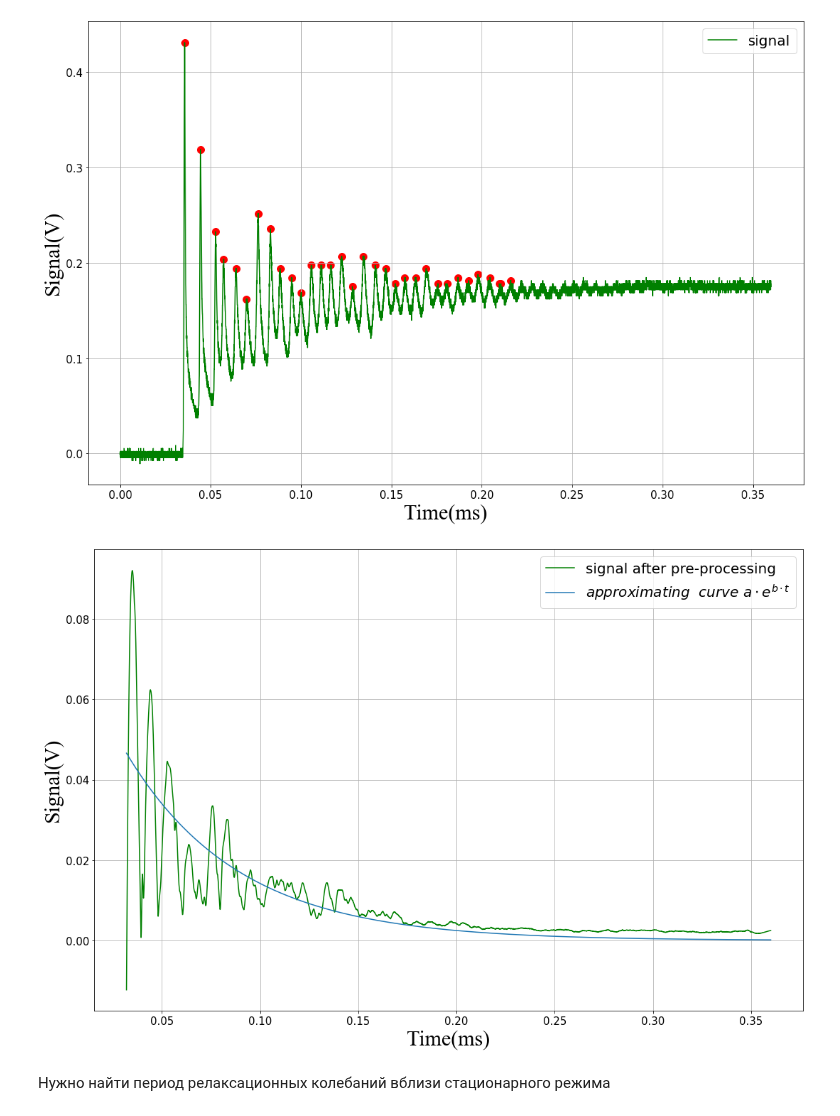
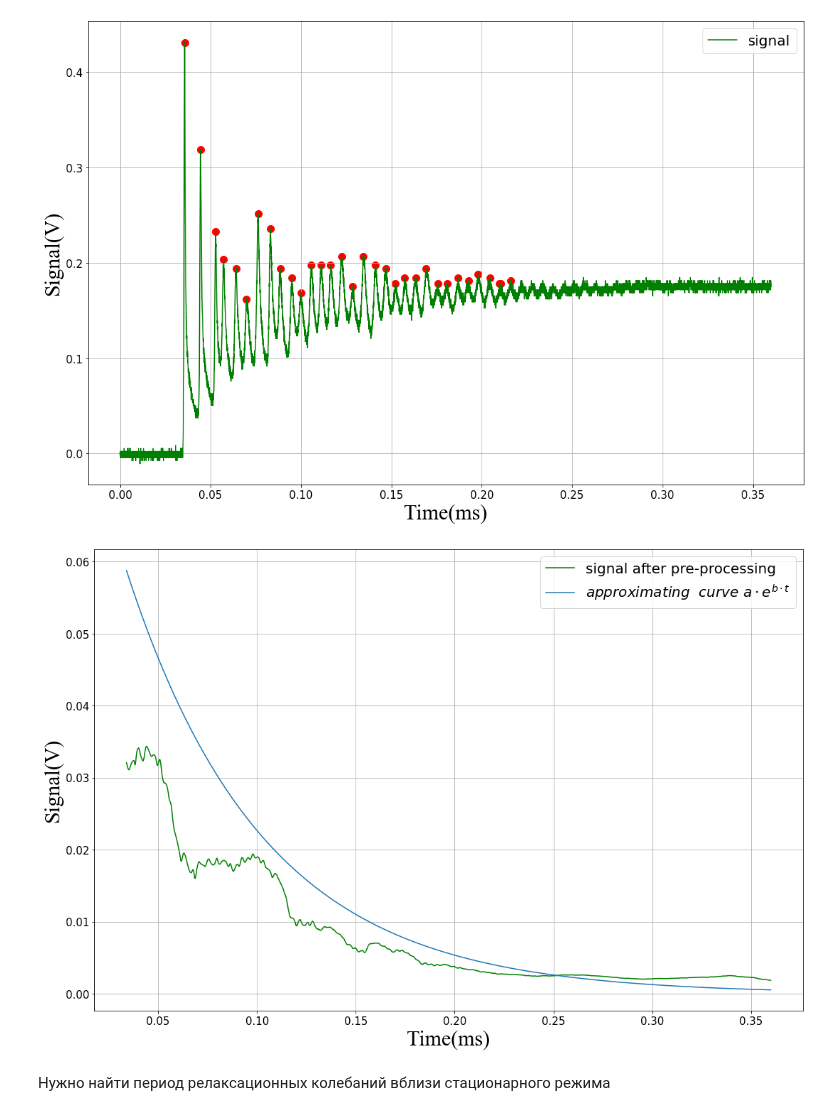
Before and after one commit to starosta39/laboratory_work, a Jupyter notebook: neodymium_laser/Neodymium_laser.ipynb, the cells around one changed output. Saved outputs shown, nothing was run; the diff lists cells and outputs as text; code cells hidden in the pictures.

```diff
--- a/neodymium_laser/Neodymium_laser.ipynb
+++ b/neodymium_laser/Neodymium_laser.ipynb
@@ -169,5 +171,6 @@ time_relax =  time_relax -  time_relax[0]
 # %%
-left_range = 800
-right_range = 9000
-pre_proc_signal_relax, d,c, Delta_d = attenuation(time_relax[left_range:right_range ], signal_relax[left_range:right_range ],polinom_pow=3,window=201,path=save_path)
+
+left_range = 850
+right_range = len(time_relax)
+pre_proc_signal_relax, d,c, Delta_d = attenuation(time_relax[left_range:right_range ], signal_relax[left_range:right_range ],polinom_pow=3,window=1001,path=save_path)
 # %% [output]
@@ -216,22 +219,22 @@ plt.savefig(save_path + "\\" + "full_graph_life_oor.jpg")
 # %% [output]
 [figure]
 # %%
-
+#График, который получился после операций по усреднению
 fig = plt.figure(figsize=(15, 10))
 ax = fig.add_subplot(1,1,1)
 ax.set_xlabel('Time(ms)',{'fontname':'Times New Roman'},fontweight='light',color='k', fontsize=30)
 ax.set_ylabel("Signal(V)",{'fontname':'Times New Roman'},fontweight='light',color='k', fontsize=30)
-ax.plot(time_relax[left_range:right_range]*time_coef,  pre_proc_signal_relax, c = 'g',label = "signal after pre-processing")
+ax.plot(time_relax[left_range:right_range]*time_coef,  pre_proc_signal_relax[left_range:right_range], c = 'g',label = "signal after pre-processing")
 ax.plot(time_relax[left_range:right_range]*time_coef, c*np.exp(d*time_relax[left_range:right_range]), label = "$approximating~~curve~a\cdot e^{b\cdot t}$")
 # for i in range(len(max_ind_relax)):
 #     ax.scatter(max_time_relax[i]*time_coef, max_signal_relax[i],color='red', s=100, marker='o'  )
 ax.legend(fontsize=20)
 plt.tight_layout()
 plt.tick_params(axis='both', which='major', labelsize=15)
 ax.grid()
 plt.savefig(save_path + "\\" + "full_graph_preprocc_life_oor.jpg")
 # %% [output]
-[figure, old version]
+[figure, new version]
 # %% [markdown]
 Нужно найти период релаксационных колебаний вблизи стационарного режима
 # %%
```
Also changed, not shown: parts of 10 cells of this notebook, 9 other files.
